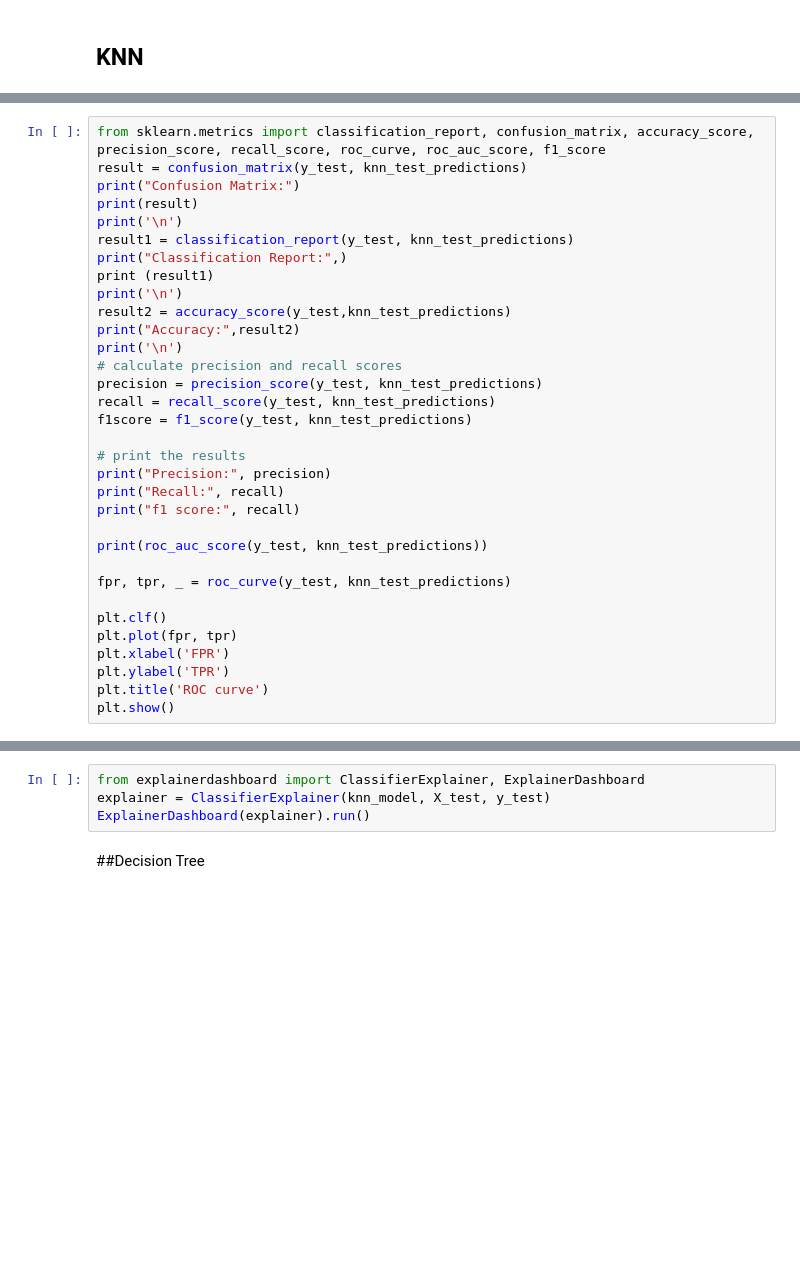
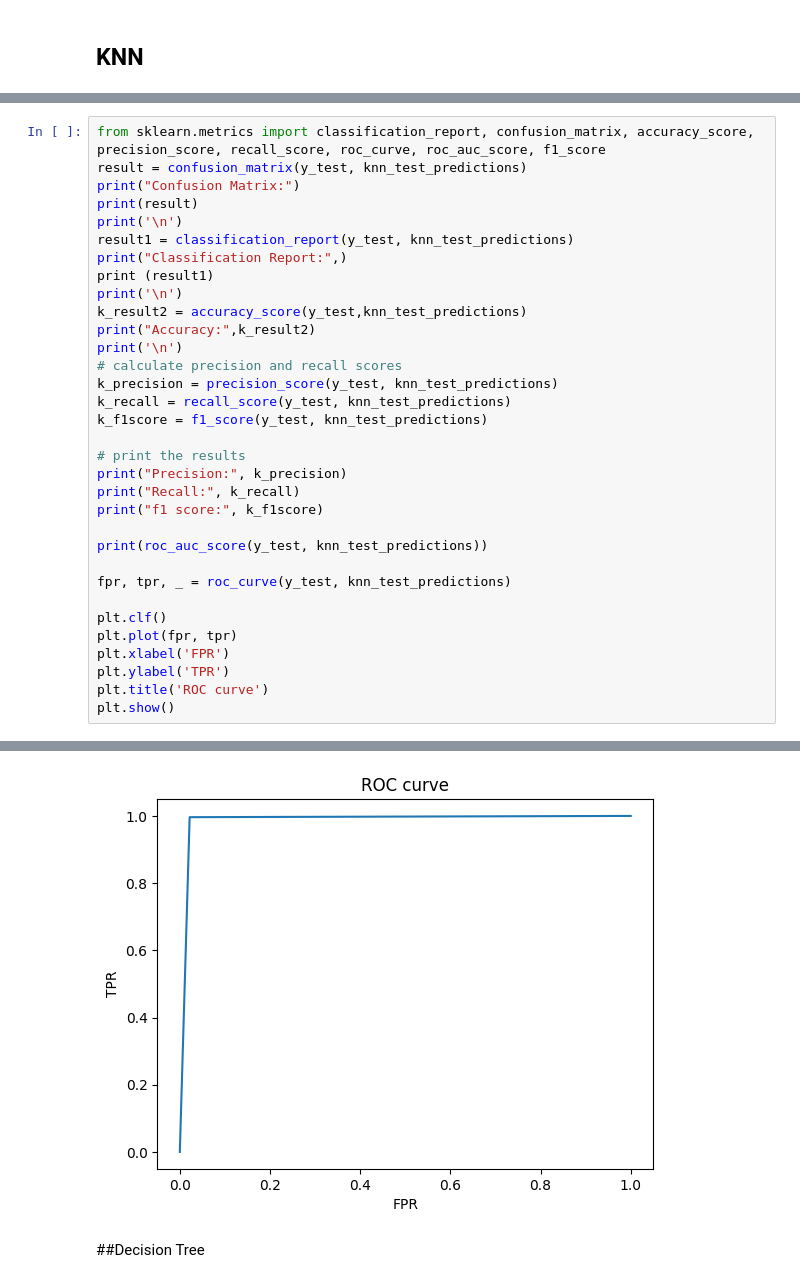
Before and after one commit to lovepreetmultani/Anti-Money-Laundering, a Jupyter notebook: xgboost_Fraud_Detection.ipynb, the cells around one changed output, grey strips where cells are left out. Saved outputs shown, nothing was run; the diff lists cells and outputs as text; blank space fills up the shorter version.

```diff
--- a/xgboost_Fraud_Detection.ipynb
+++ b/xgboost_Fraud_Detection.ipynb
@@ -346,18 +356,18 @@ result1 = classification_report(y_test, knn_test_predictions)
 print("Classification Report:",)
 print (result1)
 print('\n')
-result2 = accuracy_score(y_test,knn_test_predictions)
-print("Accuracy:",result2)
+k_result2 = accuracy_score(y_test,knn_test_predictions)
+print("Accuracy:",k_result2)
 print('\n')
 # calculate precision and recall scores
-precision = precision_score(y_test, knn_test_predictions)
-recall = recall_score(y_test, knn_test_predictions)
-f1score = f1_score(y_test, knn_test_predictions)
+k_precision = precision_score(y_test, knn_test_predictions)
+k_recall = recall_score(y_test, knn_test_predictions)
+k_f1score = f1_score(y_test, knn_test_predictions)
 
 # print the results
-print("Precision:", precision)
-print("Recall:", recall)
-print("f1 score:", recall)
+print("Precision:", k_precision)
+print("Recall:", k_recall)
+print("f1 score:", k_f1score)
 
 print(roc_auc_score(y_test, knn_test_predictions))
 
@@ -369,3 +379,4 @@ plt.xlabel('FPR')
 plt.ylabel('TPR')
 plt.title('ROC curve')
 plt.show()
+# %% [output]
@@ -372,7 +400,4 @@ plt.show()
+[figure, added]
-# %%
-from explainerdashboard import ClassifierExplainer, ExplainerDashboard
-explainer = ClassifierExplainer(knn_model, X_test, y_test)
-ExplainerDashboard(explainer).run()
 # %% [markdown]
 ##Decision Tree
 # %%
```
Also changed, not shown: parts of 25 cells of this notebook.
